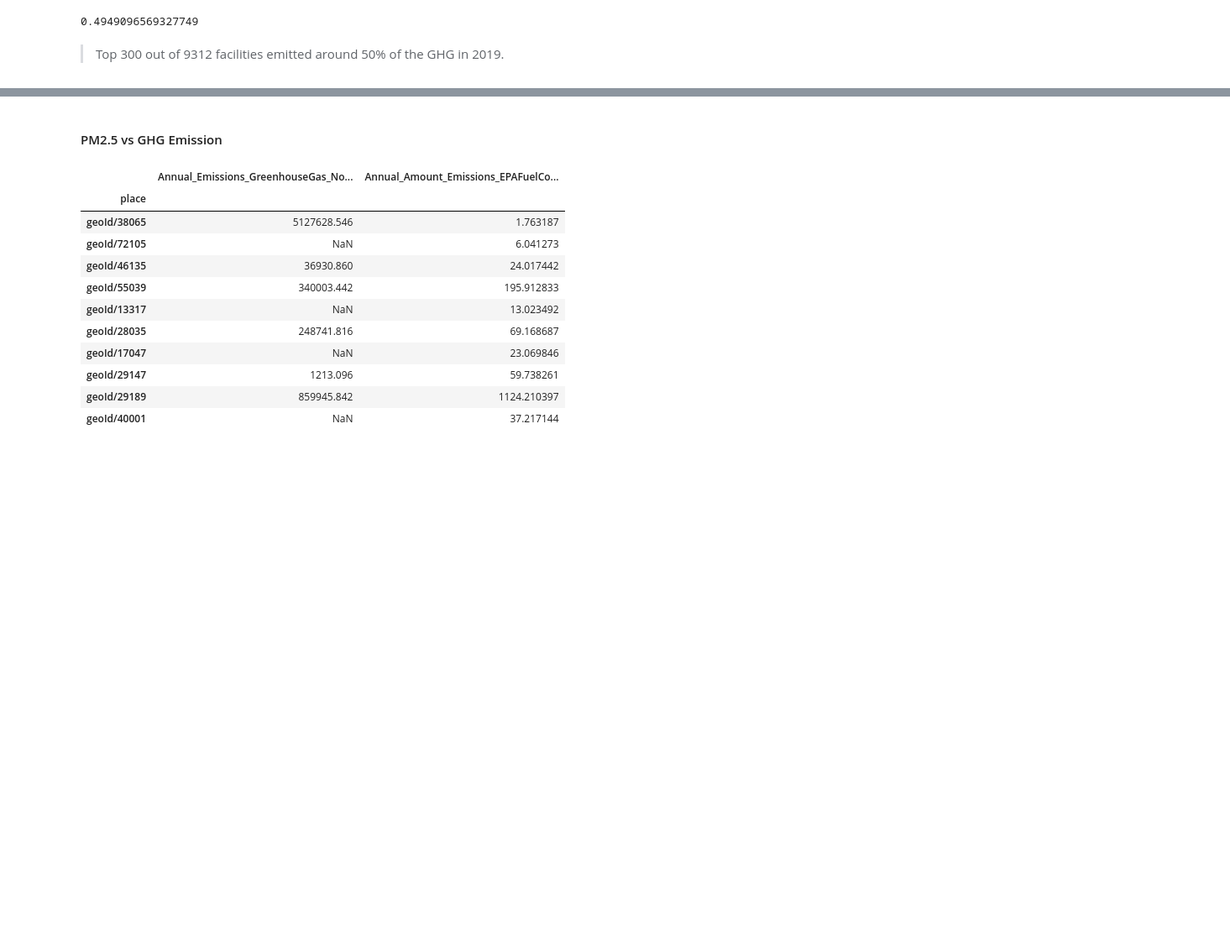
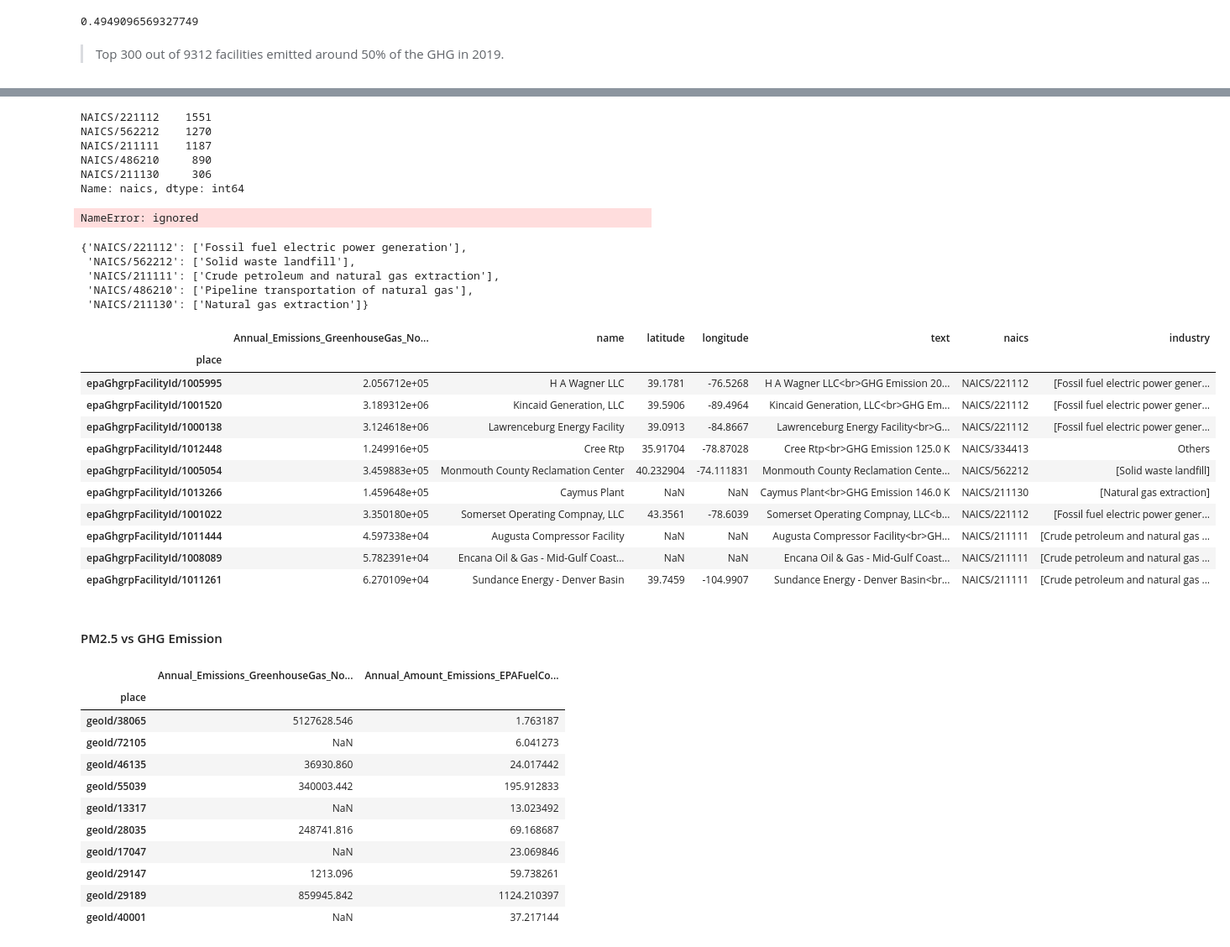
Before and after one commit to energydatalab/Data-Commons, a Jupyter notebook: Data_Commons_Case_Study.ipynb, the cells around one changed output, grey strips where cells are left out. Shown at 84% size. Cells and saved outputs as stored; diff of their text form; code cells hidden in the pictures; blank space fills up the shorter version.

```diff
--- a/Data_Commons_Case_Study.ipynb
+++ b/Data_Commons_Case_Study.ipynb
@@ -254,3 +247,49 @@ top_300.Annual_Emissions_GreenhouseGas_NonBiogenic.sum() / df_facilities.Annual_
+# %%
+df_facilities['naics'].value_counts()[:5]
+# %% [output]
+NAICS/221112    1551
+NAICS/562212    1270
+NAICS/211111    1187
+NAICS/486210     890
+NAICS/211130     306
+Name: naics, dtype: int64
+# %%
+# create a list we need
+naics_list = ['NAICS/221112', 'NAICS/562212', 'NAICS/211111', 'NAICS/486210', 'NAICS/211130']
+naics_name = dc.get_property_values(naics_list, 'name')
+# %% [output]
+NameError: ignored
+# %%
+naics_name
+# %% [output]
+{'NAICS/221112': ['Fossil fuel electric power generation'],
+ 'NAICS/562212': ['Solid waste landfill'],
+ 'NAICS/211111': ['Crude petroleum and natural gas extraction'],
+ 'NAICS/486210': ['Pipeline transportation of natural gas'],
+ 'NAICS/211130': ['Natural gas extraction']}
+# %%
+naics_name = {'NAICS/221112': 'Fossil fuel electric power generation',
+ 'NAICS/562212': 'Solid waste landfill',
+ 'NAICS/211111': 'Crude petroleum and natural gas extraction',
+ 'NAICS/486210': 'Pipeline transportation of natural gas',
+ 'NAICS/211130': 'Natural gas extraction'}
+# %%
+df_facilities["industry"] = df_facilities["naics"].map(naics_name)
+df_facilities["industry"] = df_facilities['industry'].fillna('Others')
+df_facilities.sample(10)
+# %% [output]
+|  | Annual_Emissions_GreenhouseGas_No... | name | latitude | longitude | text | naics | industry |
+| place |  |  |  |  |  |  |  |
+| epaGhgrpFacilityId/1005995 | 2.056712e+05 | H A Wagner LLC | 39.1781 | -76.5268 | H A Wagner LLC<br>GHG Emission 20... | NAICS/221112 | [Fossil fuel electric power gener... |
+| epaGhgrpFacilityId/1001520 | 3.189312e+06 | Kincaid Generation, LLC | 39.5906 | -89.4964 | Kincaid Generation, LLC<br>GHG Em... | NAICS/221112 | [Fossil fuel electric power gener... |
+| epaGhgrpFacilityId/1000138 | 3.124618e+06 | Lawrenceburg Energy Facility | 39.0913 | -84.8667 | Lawrenceburg Energy Facility<br>G... | NAICS/221112 | [Fossil fuel electric power gener... |
+| epaGhgrpFacilityId/1012448 | 1.249916e+05 | Cree Rtp | 35.91704 | -78.87028 | Cree Rtp<br>GHG Emission 125.0 K | NAICS/334413 | Others |
+| epaGhgrpFacilityId/1005054 | 3.459883e+05 | Monmouth County Reclamation Center | 40.232904 | -74.111831 | Monmouth County Reclamation Cente... | NAICS/562212 | [Solid waste landfill] |
+| epaGhgrpFacilityId/1013266 | 1.459648e+05 | Caymus Plant | NaN | NaN | Caymus Plant<br>GHG Emission 146.0 K | NAICS/211130 | [Natural gas extraction] |
+| epaGhgrpFacilityId/1001022 | 3.350180e+05 | Somerset Operating Compnay, LLC | 43.3561 | -78.6039 | Somerset Operating Compnay, LLC<b... | NAICS/221112 | [Fossil fuel electric power gener... |
+| epaGhgrpFacilityId/1011444 | 4.597338e+04 | Augusta Compressor Facility | NaN | NaN | Augusta Compressor Facility<br>GH... | NAICS/211111 | [Crude petroleum and natural gas ... |
+| epaGhgrpFacilityId/1008089 | 5.782391e+04 | Encana Oil & Gas - Mid-Gulf Coast... | NaN | NaN | Encana Oil & Gas - Mid-Gulf Coast... | NAICS/211111 | [Crude petroleum and natural gas ... |
+| epaGhgrpFacilityId/1011261 | 6.270109e+04 | Sundance Energy - Denver Basin | 39.7459 | -104.9907 | Sundance Energy - Denver Basin<br... | NAICS/211111 | [Crude petroleum and natural gas ... |
 # %% [markdown]
 #### PM2.5 vs GHG Emission
 # %%
```
Also changed, not shown: parts of 22 cells of this notebook.
